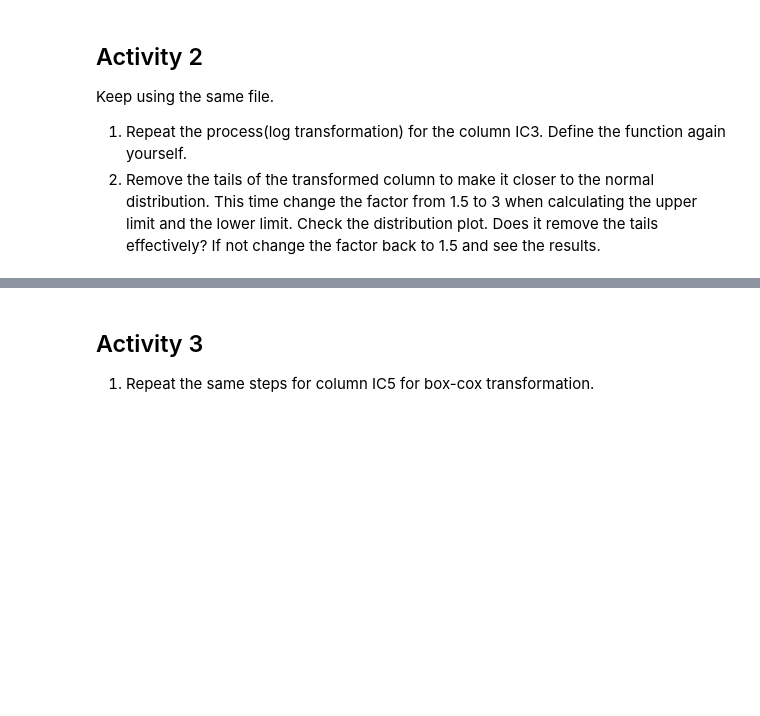
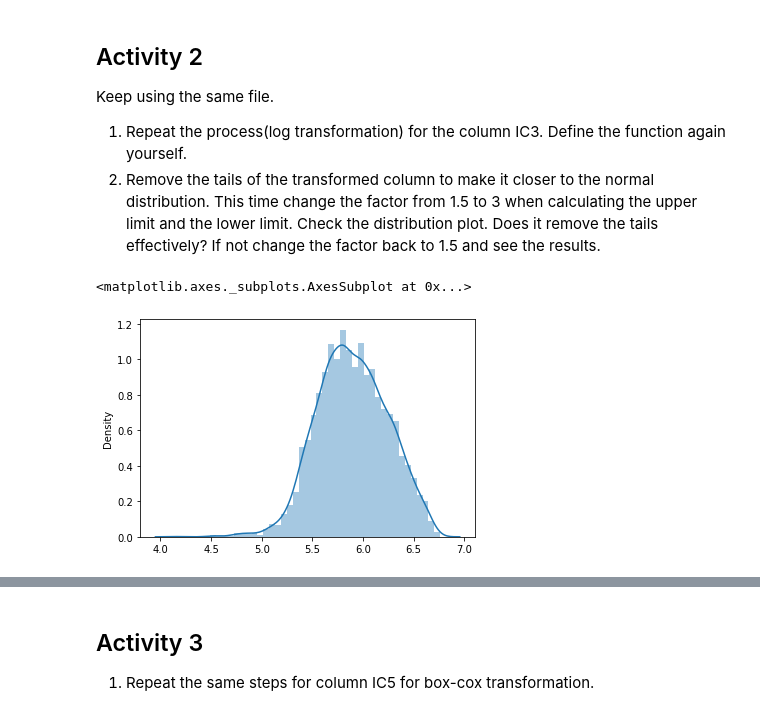
Before and after one commit to diegomarlop/Actiivities_IH, a Jupyter notebook: Activities_1_07.ipynb, the cells around one changed output, grey strips where cells are left out. Cells and saved outputs as stored; diff of their text form; code cells hidden in the pictures; blank space fills up the shorter version.

```diff
--- a/Activities_1_07.ipynb
+++ b/Activities_1_07.ipynb
@@ -84,0 +86,5 @@ data['IC3_log']=ic3_log
+# %%
+sns.distplot(ic3_log)
+# %% [output]
+<matplotlib.axes._subplots.AxesSubplot at 0x...>
+[figure, added]
```
Also changed, not shown: parts of 17 cells of this notebook.
